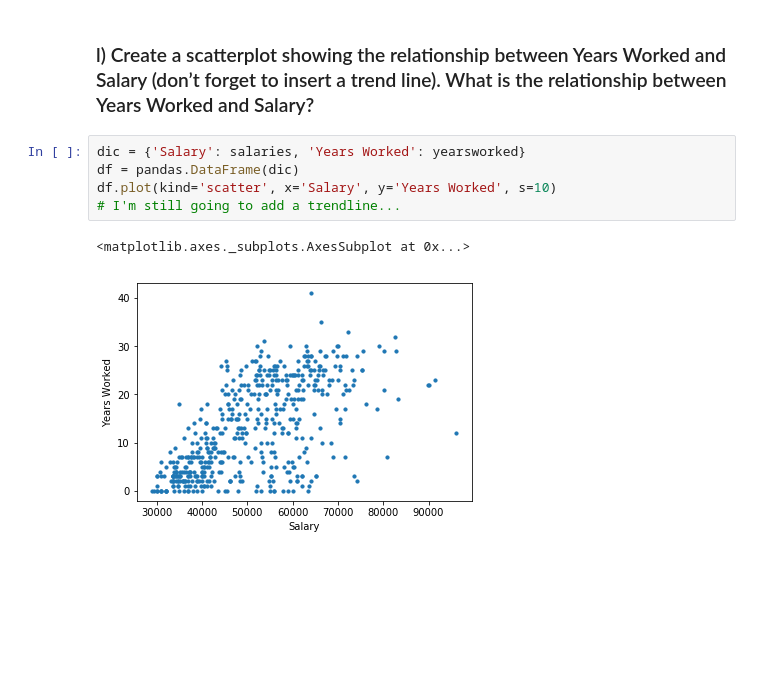
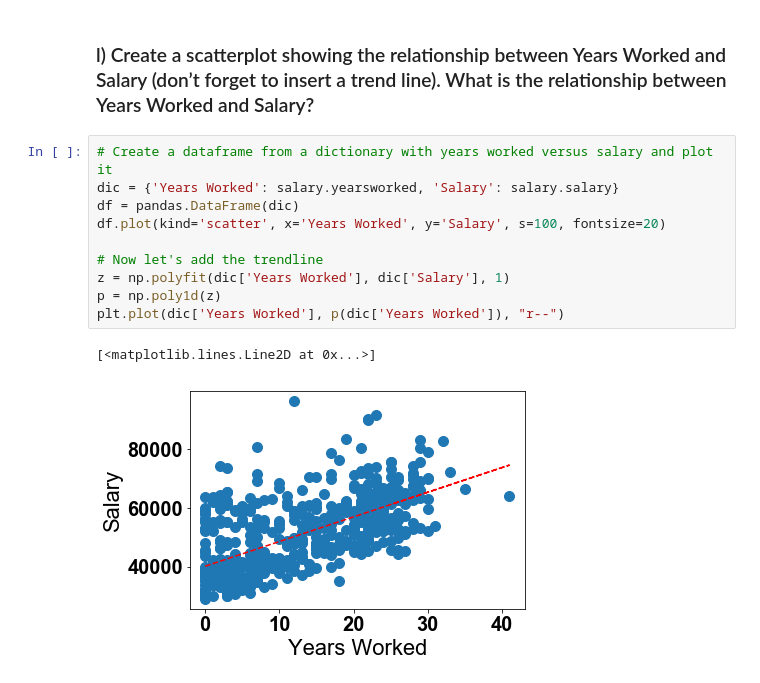
Before and after one commit to Umuzi-org/salary, a Jupyter notebook: Salary_Assignment1_Correlation.ipynb, the cells around one changed output. Cells and saved outputs as stored; diff of their text form; blank space fills up the shorter version.

```diff
--- a/Salary_Assignment1_Correlation.ipynb
+++ b/Salary_Assignment1_Correlation.ipynb
@@ -164,10 +196,15 @@ plt.show()
 # %% [markdown]
 ### l)	Create a scatterplot showing the relationship between Years Worked and Salary (don’t forget to insert a trend line). What is the relationship between Years Worked and Salary?
-# %%
-dic = {'Salary': salaries, 'Years Worked': yearsworked}
-df = pandas.DataFrame(dic)
-df.plot(kind='scatter', x='Salary', y='Years Worked', s=10)
-# I'm still going to add a trendline...
-# %% [output]
-<matplotlib.axes._subplots.AxesSubplot at 0x...>
-[figure, removed]
+# %%
+# Create a dataframe from a dictionary with years worked versus salary and plot it
+dic = {'Years Worked': salary.yearsworked, 'Salary': salary.salary}
+df = pandas.DataFrame(dic)
+df.plot(kind='scatter', x='Years Worked', y='Salary', s=100, fontsize=20)
+
+# Now let's add the trendline
+z = np.polyfit(dic['Years Worked'], dic['Salary'], 1)
+p = np.poly1d(z)
+plt.plot(dic['Years Worked'], p(dic['Years Worked']), "r--")
+# %% [output]
+[<matplotlib.lines.Line2D at 0x...>]
+[figure, added]
```
Also changed, not shown: parts of 39 cells of this notebook.
